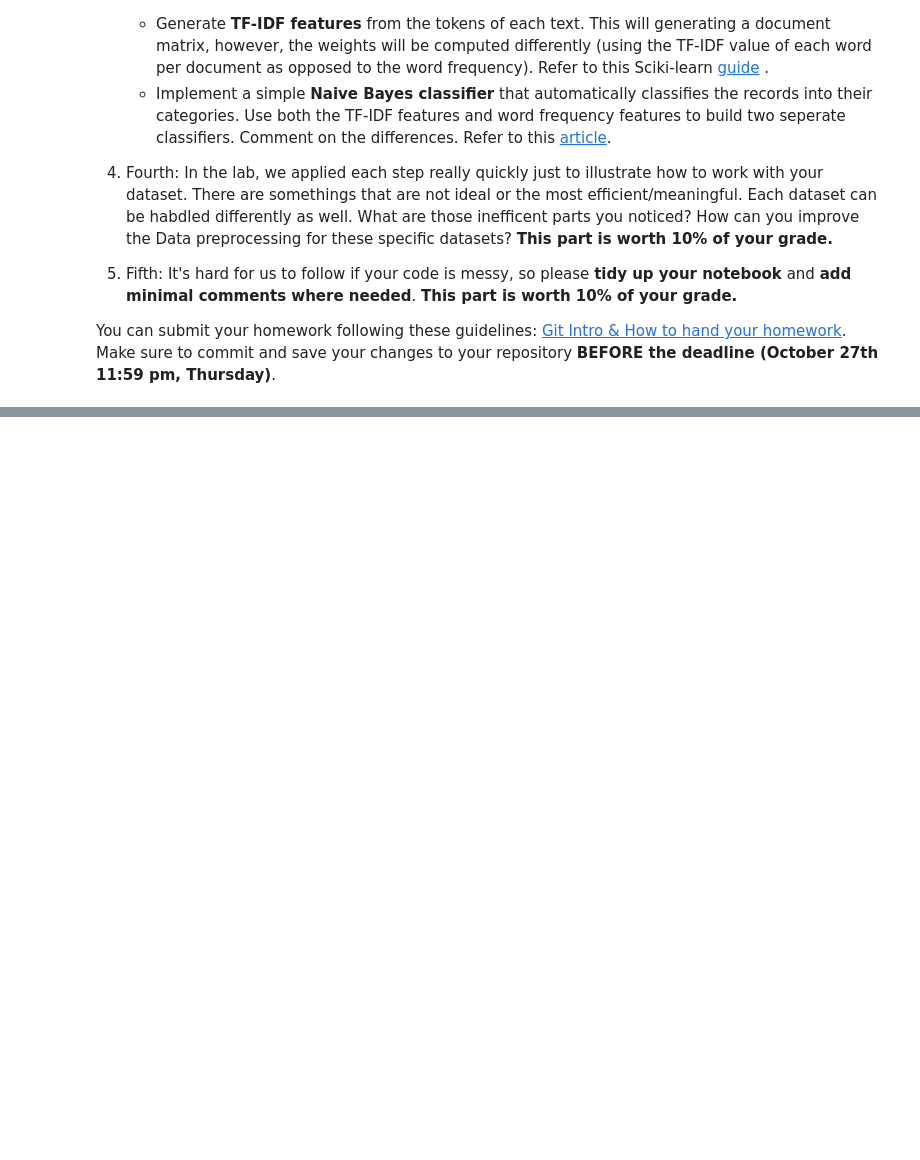
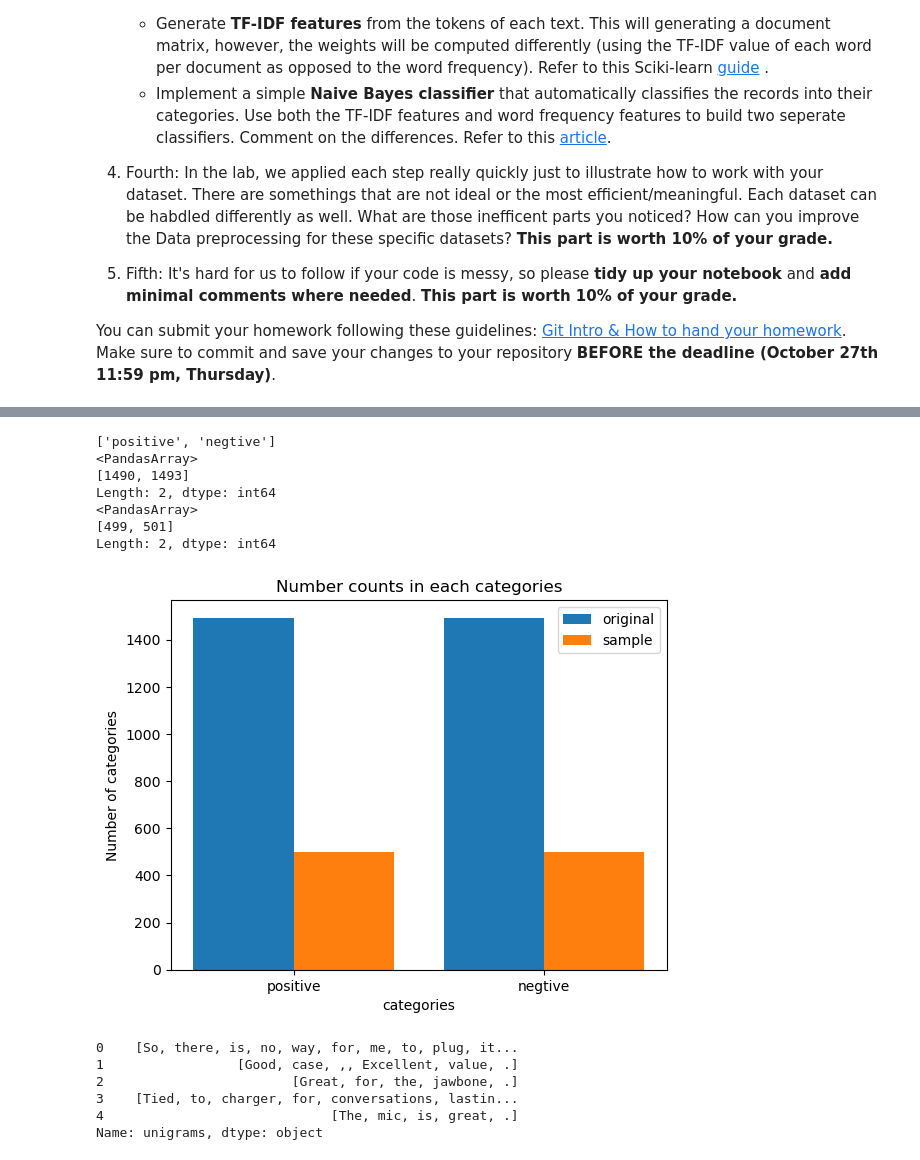
Before and after one commit to ansonlin3578/DM2023-Lab1-Master, a Jupyter notebook: Homework/DM2023-Lab1-Homework.ipynb, the cells around one changed output, grey strips where cells are left out. Drawn from its saved outputs; the diff is of its cells as text; code cells hidden in the pictures; blank space fills up the shorter version.

```diff
--- a/Homework/DM2023-Lab1-Homework.ipynb
+++ b/Homework/DM2023-Lab1-Homework.ipynb
@@ -35,0 +196,39 @@ You can submit your homework following these guidelines: [Git Intro & How to han
+# %%
+import seaborn as sns
+import numpy as np
+data_1=pd_total.label_status.value_counts().reindex(categories)
+data_2=X_sample.label_status.value_counts().reindex(categories)
+count_1 = data_1.array
+count_2 = data_2.array
+print(categories)
+print(count_1)
+print(count_2)
+
+X_axis = np.arange(len(categories))
+plt.bar(X_axis-0.2, count_1, 0.4, label = 'original')
+plt.bar(X_axis+0.2, count_2, 0.4, label = 'sample')
+plt.xticks(X_axis, categories)
+plt.xlabel("categories")
+plt.ylabel("Number of categories")
+plt.title("Number counts in each categories")
+plt.legend()
+plt.show()
+# %% [output]
+['positive', 'negtive']
+<PandasArray>
+[1490, 1493]
+Length: 2, dtype: int64
+<PandasArray>
+[499, 501]
+Length: 2, dtype: int64
+[figure, added]
+# %%
+pd_total['unigrams'] = pd_total['text'].apply(lambda x: dmh.tokenize_text(x))
+pd_total[0:5]["unigrams"]
+# %% [output]
+0    [So, there, is, no, way, for, me, to, plug, it...
+1                 [Good, case, ,, Excellent, value, .]
+2                        [Great, for, the, jawbone, .]
+3    [Tied, to, charger, for, conversations, lastin...
+4                             [The, mic, is, great, .]
+Name: unigrams, dtype: object
```
Also changed, not shown: parts of 29 cells of this notebook, 8 other files.
